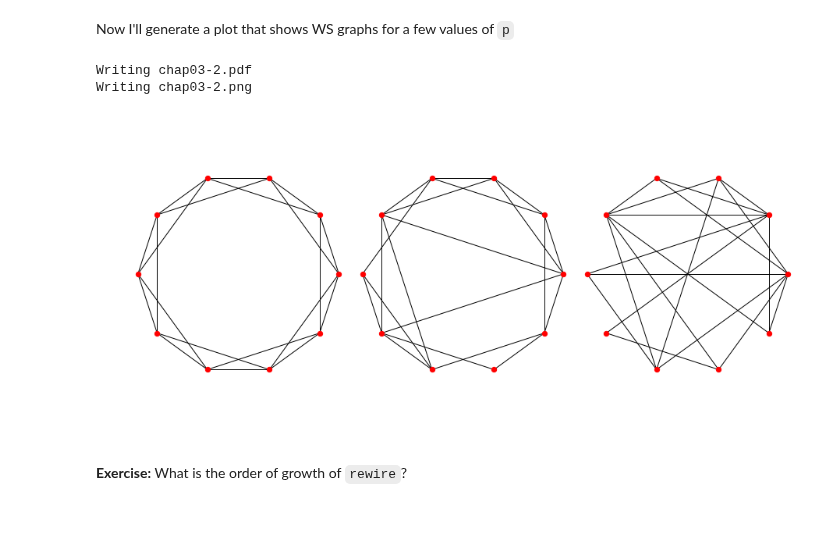
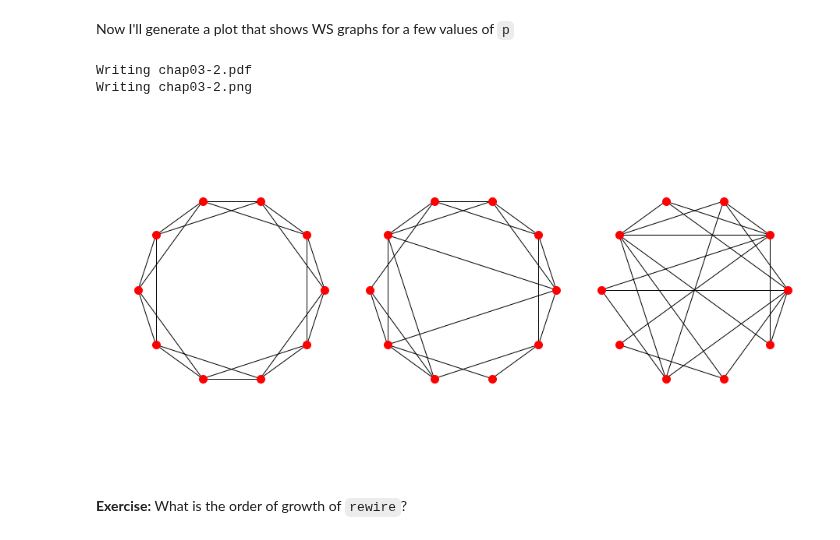
Before and after one commit to AllenDowney/ThinkComplexity2, a Jupyter notebook: code/chap03soln.ipynb, the cells around one changed output. Saved outputs shown, nothing was run; the diff lists cells and outputs as text; code cells hidden in the pictures.

```diff
--- a/code/chap03soln.ipynb
+++ b/code/chap03soln.ipynb
@@ -138,29 +137,29 @@ Now I'll generate a plot that shows WS graphs for a few values of `p`
 # %%
 n = 10
 k = 4
-ns = 40
+ns = 100
 
 thinkplot.preplot(cols=3)
 ws = make_ws_graph(n, k, 0)
 nx.draw_circular(ws, node_size=ns)
 thinkplot.config(axis='equal')
 
 thinkplot.subplot(2)
 ws = make_ws_graph(n, k, 0.2)
 nx.draw_circular(ws, node_size=ns)
 thinkplot.config(axis='equal')
 
 thinkplot.subplot(3)
 ws = make_ws_graph(n, k, 1.0)
 nx.draw_circular(ws, node_size=ns)
 thinkplot.config(axis='equal')
 
 thinkplot.tight_layout()
 thinkplot.save('chap03-2', clf=False)
 # %% [output]
 Writing chap03-2.pdf
 Writing chap03-2.png
-[figure, old version]
+[figure, new version]
 # %% [markdown]
 **Exercise:** What is the order of growth of `rewire`?
 # %%
```
Also changed, not shown: parts of 17 cells of this notebook, 2 other files.
